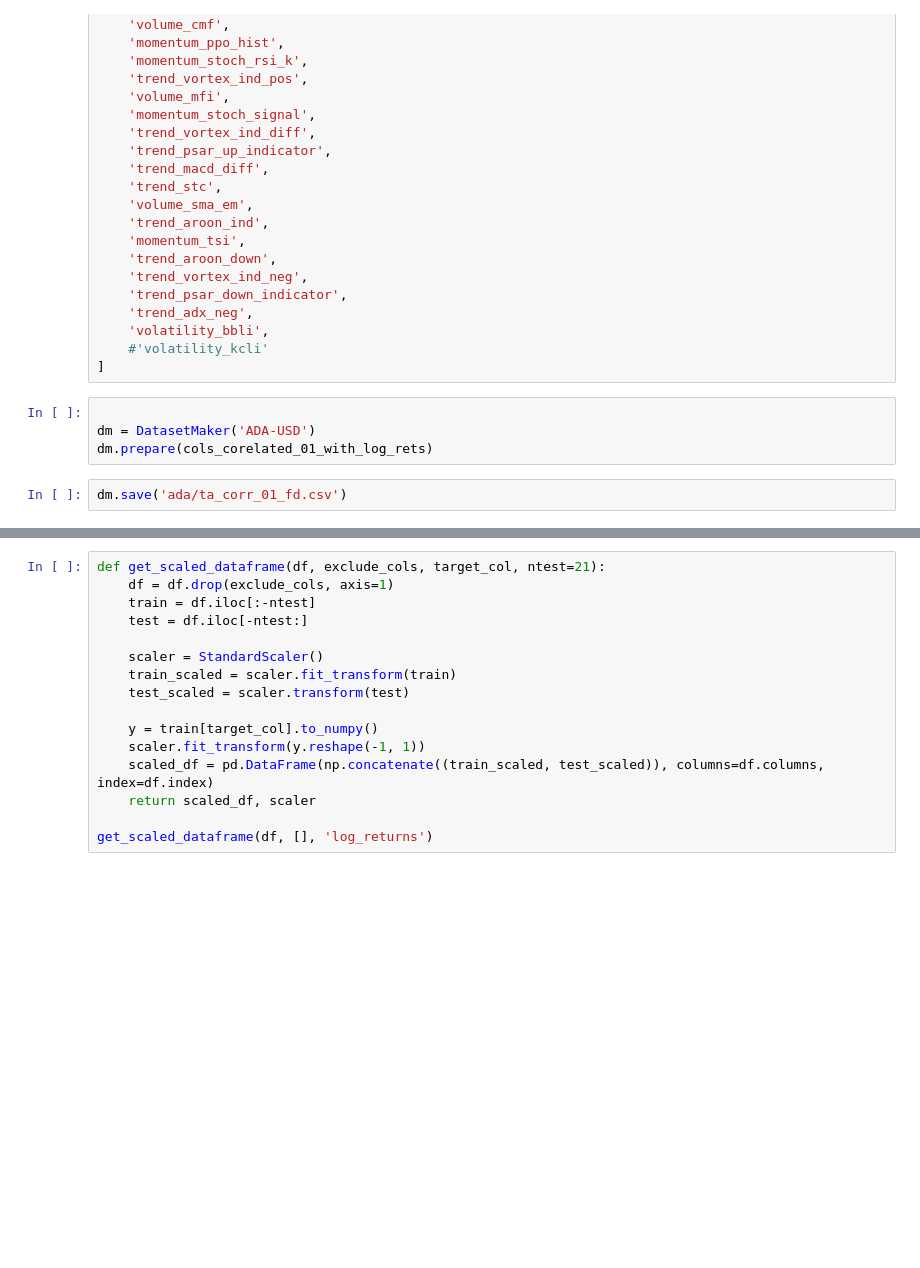
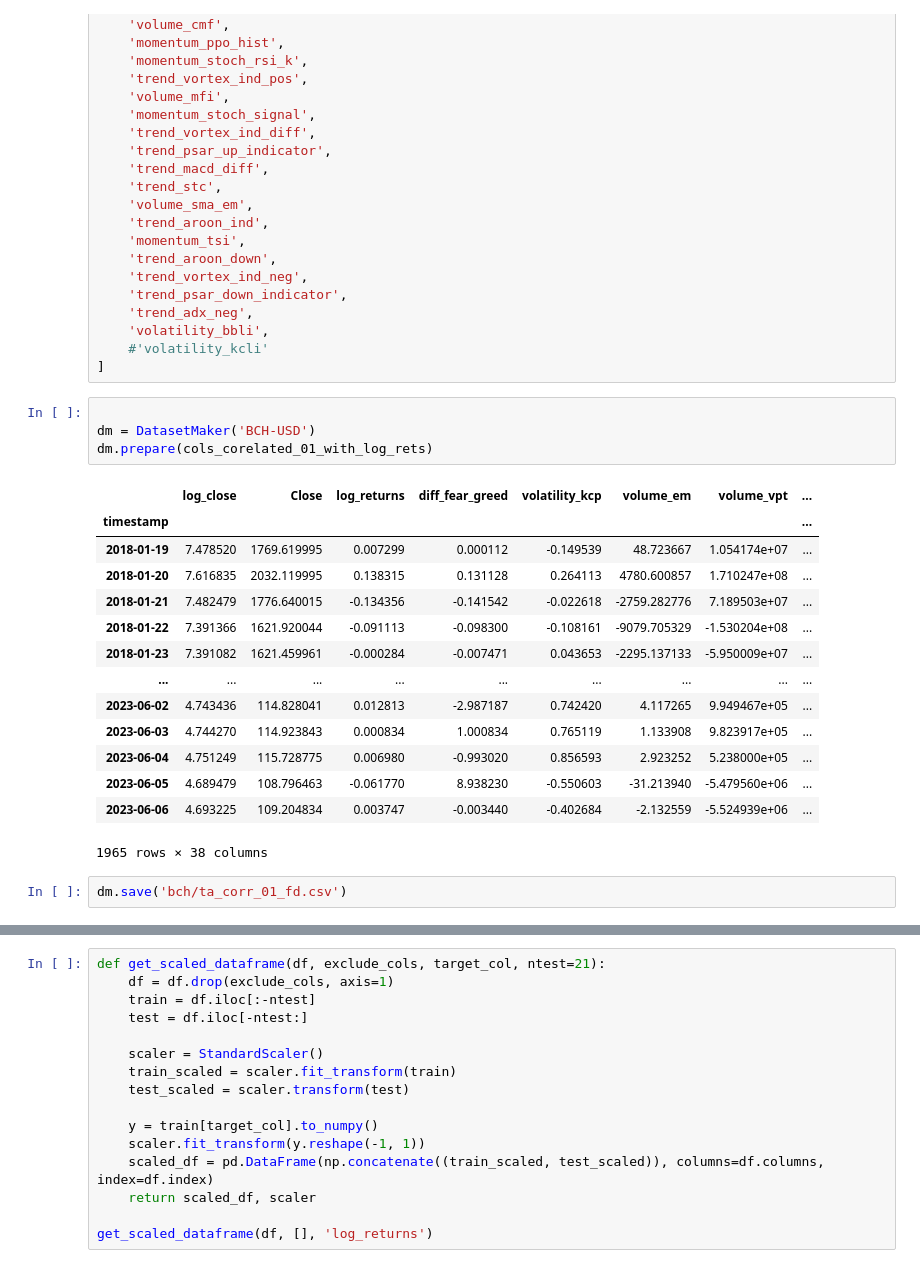
Before and after one commit to d1vory/Bitcoin-Price-Prediction, a Jupyter notebook: models/final_dataset_maker.ipynb, the cells around one changed output, grey strips where cells are left out. Saved outputs shown, nothing was run; the diff lists cells and outputs as text; blank space fills up the shorter version.

```diff
--- a/models/final_dataset_maker.ipynb
+++ b/models/final_dataset_maker.ipynb
@@ -149,10 +153,25 @@ cols_corelated_01_with_log_rets =  [
 ]
 # %%
 
-dm = DatasetMaker('ADA-USD')
+dm = DatasetMaker('BCH-USD')
 dm.prepare(cols_corelated_01_with_log_rets)
+# %% [output]
+|  | log_close | Close | log_returns | diff_fear_greed | volatility_kcp | volume_em | volume_vpt | ... |
+| timestamp |  |  |  |  |  |  |  | ... |
+| 2018-01-19 | 7.478520 | 1769.619995 | 0.007299 | 0.000112 | -0.149539 | 48.723667 | 1.054174e+07 | ... |
+| 2018-01-20 | 7.616835 | 2032.119995 | 0.138315 | 0.131128 | 0.264113 | 4780.600857 | 1.710247e+08 | ... |
+| 2018-01-21 | 7.482479 | 1776.640015 | -0.134356 | -0.141542 | -0.022618 | -2759.282776 | 7.189503e+07 | ... |
+| 2018-01-22 | 7.391366 | 1621.920044 | -0.091113 | -0.098300 | -0.108161 | -9079.705329 | -1.530204e+08 | ... |
+| 2018-01-23 | 7.391082 | 1621.459961 | -0.000284 | -0.007471 | 0.043653 | -2295.137133 | -5.950009e+07 | ... |
+| ... | ... | ... | ... | ... | ... | ... | ... | ... |
+| 2023-06-02 | 4.743436 | 114.828041 | 0.012813 | -2.987187 | 0.742420 | 4.117265 | 9.949467e+05 | ... |
+| 2023-06-03 | 4.744270 | 114.923843 | 0.000834 | 1.000834 | 0.765119 | 1.133908 | 9.823917e+05 | ... |
+| 2023-06-04 | 4.751249 | 115.728775 | 0.006980 | -0.993020 | 0.856593 | 2.923252 | 5.238000e+05 | ... |
+| 2023-06-05 | 4.689479 | 108.796463 | -0.061770 | 8.938230 | -0.550603 | -31.213940 | -5.479560e+06 | ... |
+| 2023-06-06 | 4.693225 | 109.204834 | 0.003747 | -0.003440 | -0.402684 | -2.132559 | -5.524939e+06 | ... |
+1965 rows × 38 columns
 # %%
-dm.save('ada/ta_corr_01_fd.csv')
+dm.save('bch/ta_corr_01_fd.csv')
 # %%
 df = dm.df
 df
```
Also changed, not shown: parts of 27 cells of this notebook, 3 other files.
